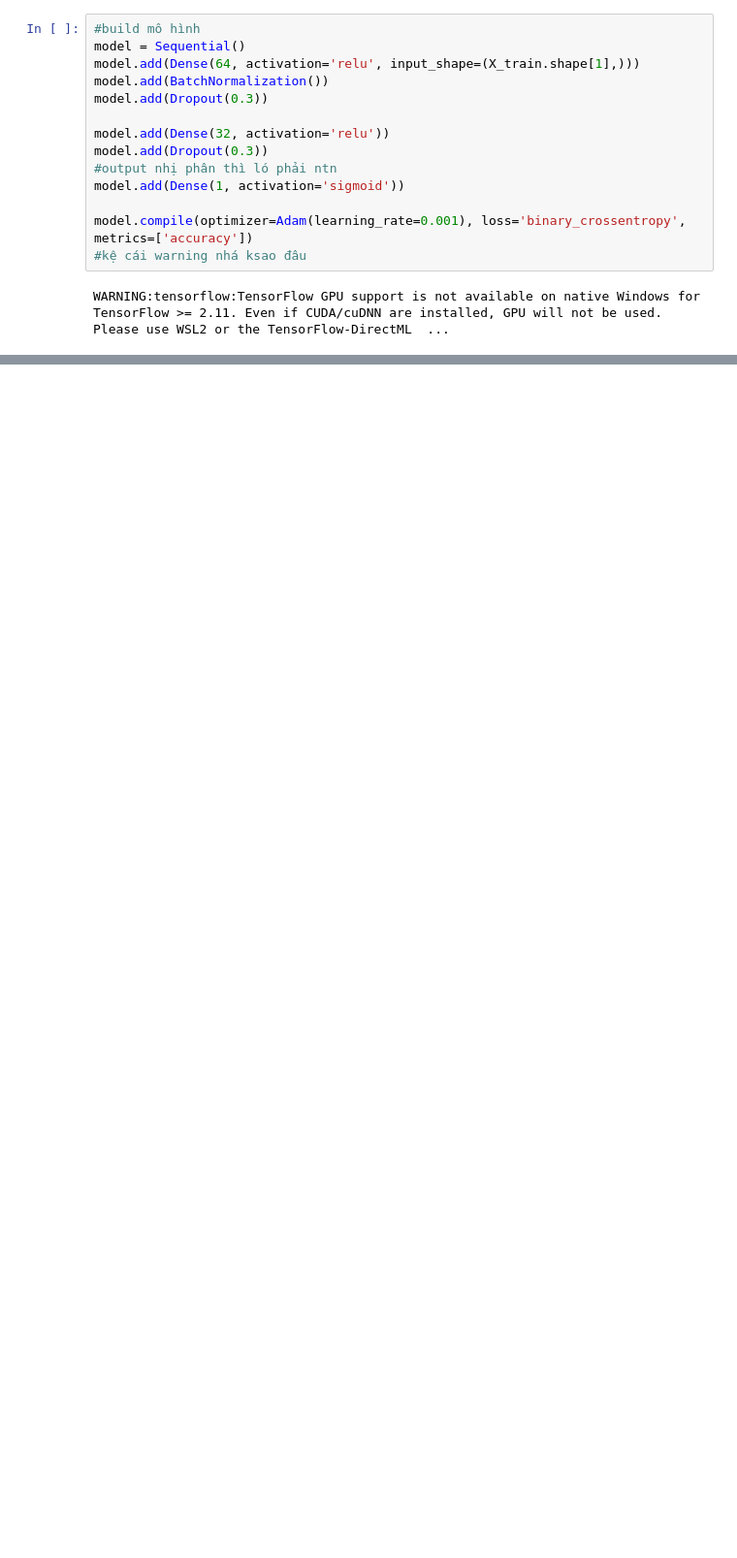
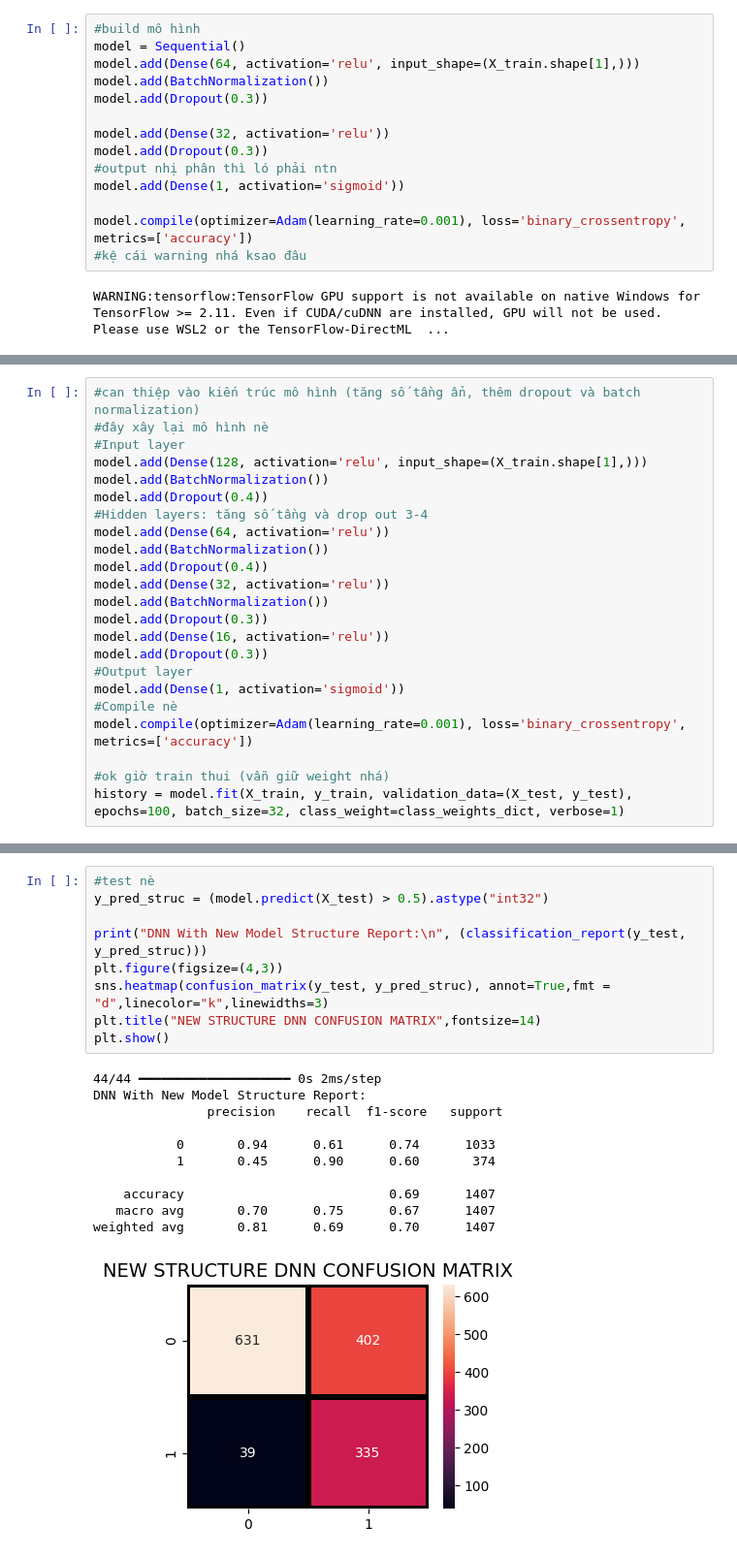
Before and after one commit to ngocmai141106/AI66B_group_9, a Jupyter notebook: code/extra_dnn.ipynb, the cells around one changed output, grey strips where cells are left out. Shown at 97% size. Cells and saved outputs as stored; diff of their text form; blank space fills up the shorter version.

```diff
--- a/code/extra_dnn.ipynb
+++ b/code/extra_dnn.ipynb
@@ -75,0 +146,23 @@ ValueError: could not convert string to float: 'No'
+# %%
+#can thiệp vào kiến trúc mô hình (tăng số tầng ẩn, thêm dropout và batch normalization)
+#đây xây lại mô hình nè
+#Input layer
+model.add(Dense(128, activation='relu', input_shape=(X_train.shape[1],)))
+model.add(BatchNormalization())
+model.add(Dropout(0.4))
+#Hidden layers: tăng số tầng và drop out 3-4
+model.add(Dense(64, activation='relu'))
+model.add(BatchNormalization())
+model.add(Dropout(0.4))
+model.add(Dense(32, activation='relu'))
+model.add(BatchNormalization())
+model.add(Dropout(0.3))
+model.add(Dense(16, activation='relu'))
+model.add(Dropout(0.3))
+#Output layer
+model.add(Dense(1, activation='sigmoid'))
+#Compile nè
+model.compile(optimizer=Adam(learning_rate=0.001), loss='binary_crossentropy', metrics=['accuracy'])
+
+#ok giờ train thui (vẫn giữ weight nhá)
+history = model.fit(X_train, y_train, validation_data=(X_test, y_test), epochs=100, batch_size=32, class_weight=class_weights_dict, verbose=1)
@@ -75,0 +187,21 @@ ValueError: could not convert string to float: 'No'
+# %%
+#test nè
+y_pred_struc = (model.predict(X_test) > 0.5).astype("int32")
+
+print("DNN With New Model Structure Report:\n", (classification_report(y_test, y_pred_struc)))
+plt.figure(figsize=(4,3))
+sns.heatmap(confusion_matrix(y_test, y_pred_struc), annot=True,fmt = "d",linecolor="k",linewidths=3)
+plt.title("NEW STRUCTURE DNN CONFUSION MATRIX",fontsize=14)
+plt.show()
+# %% [output]
+44/44 ━━━━━━━━━━━━━━━━━━━━ 0s 2ms/step
+DNN With New Model Structure Report:
+               precision    recall  f1-score   support
+
+           0       0.94      0.61      0.74      1033
+           1       0.45      0.90      0.60       374
+
+    accuracy                           0.69      1407
+   macro avg       0.70      0.75      0.67      1407
+weighted avg       0.81      0.69      0.70      1407
+[figure, added]
```
Also changed, not shown: parts of 11 cells of this notebook.
